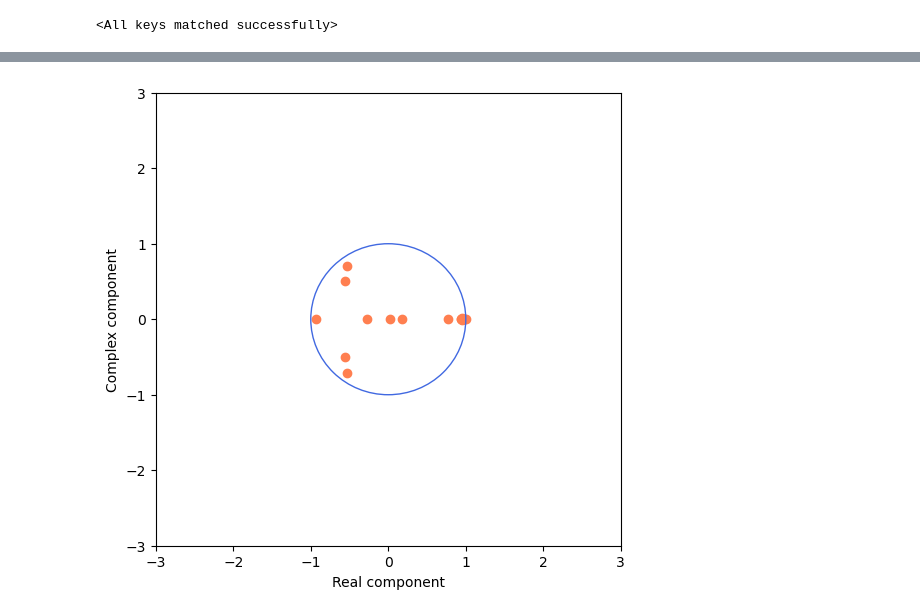
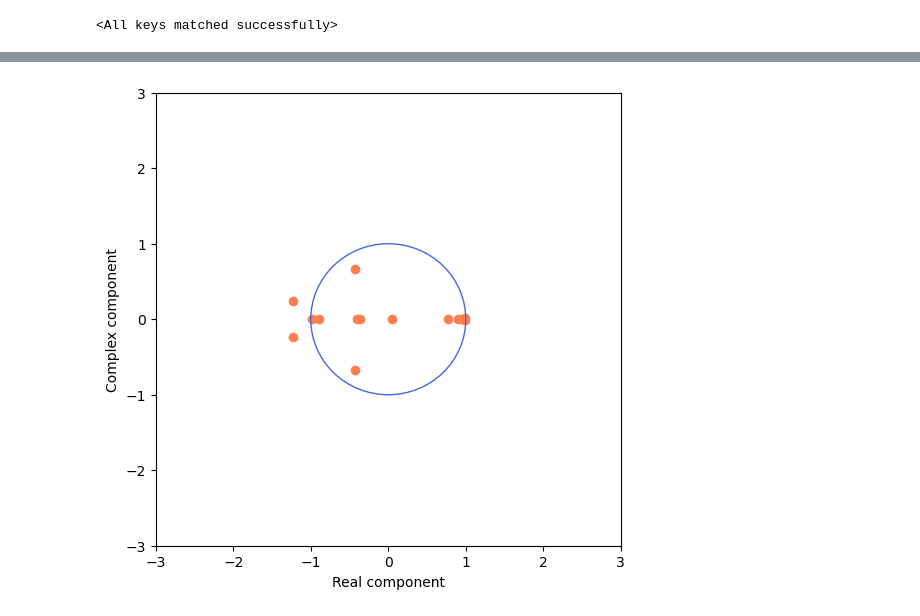
Before and after one commit to jackmiller2003/kae-cyclones, a Jupyter notebook: src/train_small_nets copy.ipynb, the cells around one changed output, grey strips where cells are left out. Drawn from its saved outputs; the diff is of its cells as text; code cells hidden in the pictures.

```diff
--- a/src/train_small_nets copy.ipynb
+++ b/src/train_small_nets copy.ipynb
@@ -180,7 +180,7 @@ plt.savefig("Fifth Training Attempt.png")
 [figure]
 # %%
 model_dae = koopmanAE(16, steps=4, steps_back=4, alpha=16).to(0)
-model_dae.load_state_dict(torch.load(f'{saved_models_path}/ELEI-init_and_loss_eigen_with_4_to_4_uniform_distribution-final.pt'))
+model_dae.load_state_dict(torch.load(f'{saved_models_path}/ELEI-init_and_loss_eigen_with_4.5_to_4.5_uniform_distribution-temp-49.pt'))
 # %% [output]
 <All keys matched successfully>
 # %%
@@ -199,15 +197,17 @@ for
 # %%
-def graph_eigenspectrum():
-    w, v = np.linalg.eig(model_dae.dynamics.dynamics.weight.cpu().detach().numpy())
+def graph_eigenspectrum(model):
+    w, v = np.linalg.eig(model.dynamics.dynamics.weight.cpu().detach().numpy())
     fig, ax = plt.subplots(figsize=(6,6), dpi=100)
     plt.scatter(w.real, w.imag, color='coral')
     circle = plt.Circle((0, 0), 1, color='royalblue', fill=False)
     ax.add_patch(circle)
     plt.xlabel("Real component")
     plt.ylabel("Complex component")
     plt.ylim(-3,3)
     plt.xlim(-3,3)
     # plt.savefig("Maximal eigen-loss without eigen-initialisation.png")
     plt.show()
+
+graph_eigenspectrum(model_dae)
 # %% [output]
-[figure, old version]
+[figure, new version]
```
Also changed, not shown: parts of 3 cells of this notebook, 34 other files.
